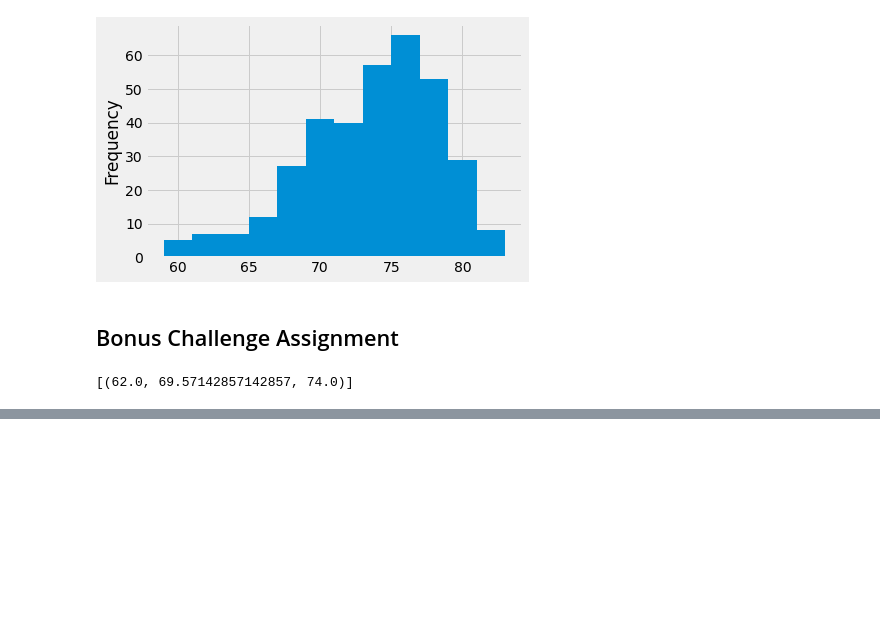
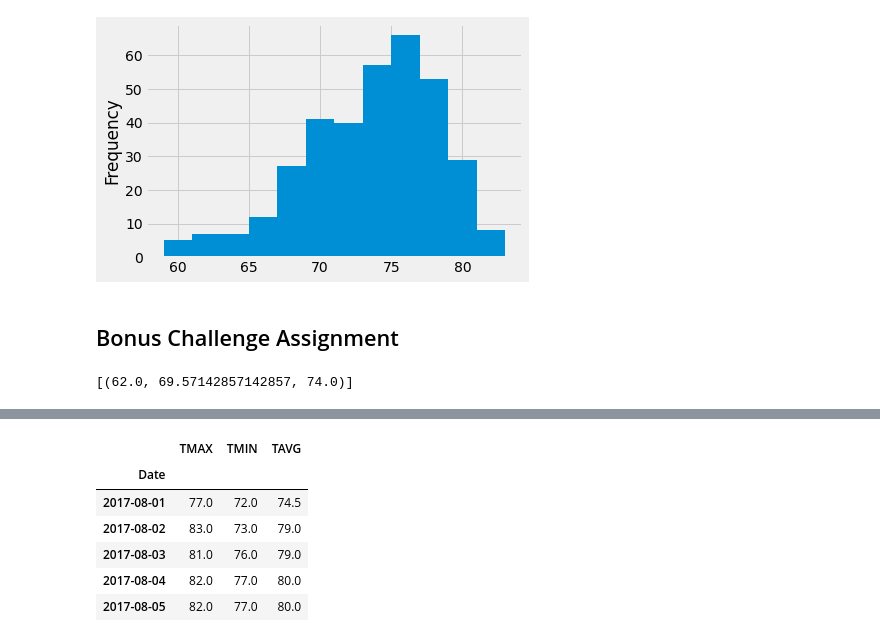
Before and after one commit to TechnJoe/Sqlalchemy-Challenge, a Jupyter notebook: climate_starter.ipynb, the cells around one changed output, grey strips where cells are left out. Cells and saved outputs as stored; diff of their text form; code cells hidden in the pictures; blank space fills up the shorter version.

```diff
--- a/climate_starter.ipynb
+++ b/climate_starter.ipynb
@@ -257,0 +280,40 @@ daily_normals("01-01")
+# %%
+# calculate the daily normals for your trip
+#get daily normals
+
+dates=[]
+daily_normals_Three_AVG=[]
+daily_normals_TMAX=[]
+daily_normals_TMIN=[]
+daily_normals_TAVG=[]
+
+trip_month=8
+trip_days=range(1, 16)
+
+def daily_normals():
+
+    for i in range(1,16):
+        results=session.query(measurement.date.label("dates"), func.max(measurement.tobs).label("max_tobs"),\
+                             func.min(measurement.tobs).label("min_tobs"),func.avg(measurement.tobs).label("avg_tobs")).\
+                             filter(extract('month', measurement.date)==trip_month).\
+                             filter(extract('day', measurement.date)== i ).group_by(measurement.date).order_by(measurement.date)
+        results
+        for res in results.all():
+             print( res)
+
+        res
+        TMAX = res.max_tobs
+        TMIN= res.min_tobs
+        TAVG= res.avg_tobs
+        Date= res.dates
+
+        data = [TMAX, TMIN, TAVG]
+        #avg = [float(sum(col))/len(col) for col in zip(*data)]
+
+        dates.append(Date)
+        #daily_normals_Three_AVG.append(avg)
+        daily_normals_TMAX.append(TMAX)
+        daily_normals_TMIN.append(TMIN)
+        daily_normals_TAVG.append(TAVG)
+
+daily_normals()
@@ -268,3 +347,14 @@ daily_normals("01-01")
 # Loop through the list of %m-%d strings and calculate the normals for each date
 # %%
 # Load the previous query results into a Pandas DataFrame and add the `trip_dates` range as the `date` index
+Daily_normals_df= pd.DataFrame({'Date': dates, 'TMAX': daily_normals_TMAX, 'TMIN': daily_normals_TMIN,'TAVG': daily_normals_TAVG,})
+Daily_normals_df.set_index('Date', inplace=True, )
+Daily_normals_df.head()
+# %% [output]
+|  | TMAX | TMIN | TAVG |
+| Date |  |  |  |
+| 2017-08-01 | 77.0 | 72.0 | 74.5 |
+| 2017-08-02 | 83.0 | 73.0 | 79.0 |
+| 2017-08-03 | 81.0 | 76.0 | 79.0 |
+| 2017-08-04 | 82.0 | 77.0 | 80.0 |
+| 2017-08-05 | 82.0 | 77.0 | 80.0 |
```
Also changed, not shown: parts of 12 cells of this notebook, 1 other file.
